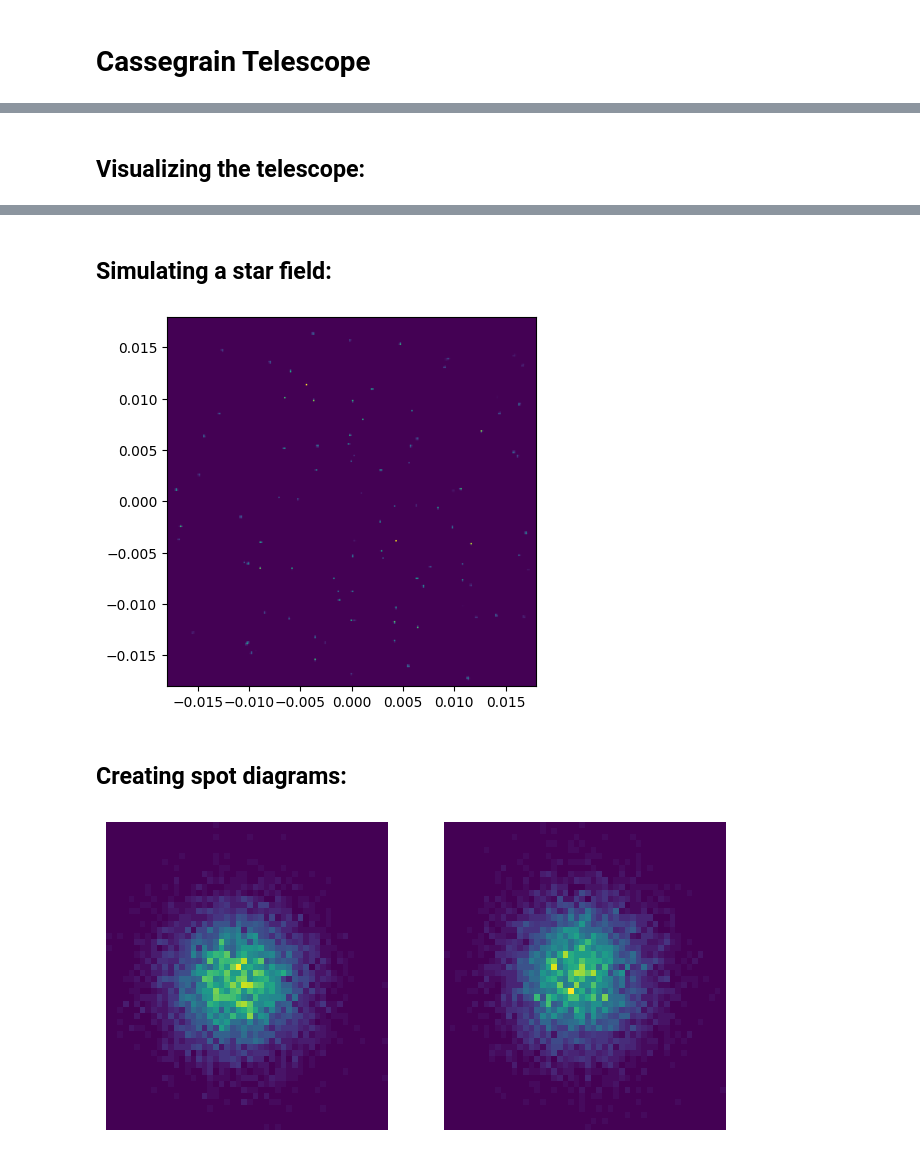
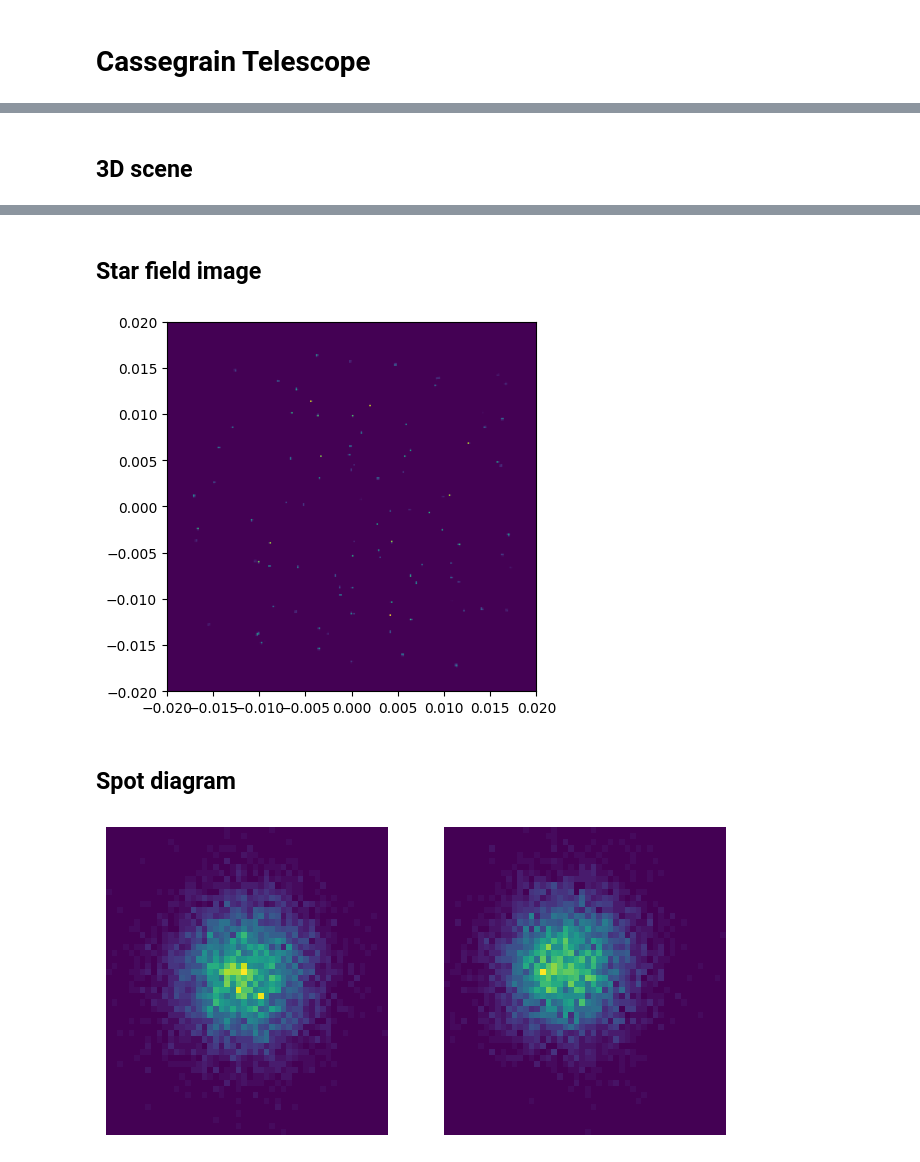
Before and after one commit to GerritRo/iactrace, a Jupyter notebook: docs/examples/Cassegrain.ipynb, the cells around one changed output, grey strips where cells are left out. Cells and saved outputs as stored; diff of their text form; code cells hidden in the pictures.

Commit message:
refactor(docs,configs): adjusted docs to reflect new structure, split configs into telescope/camera, ran ruff

```diff
--- a/docs/examples/Cassegrain.ipynb
+++ b/docs/examples/Cassegrain.ipynb
@@ -10,2 +11,7 @@ from iactrace import MCIntegrator, Telescope, show_telescope, squareshow
 # %%
-telescope = Telescope.from_yaml('../../configs/BASIC/Cassegrain.yaml', MCIntegrator(8192), jax.random.key(42))
+telescope = Telescope.from_yaml(
+    '../../configs/BASIC/Cassegrain.yaml',
+    n_samples=8192,
+    key=jax.random.key(42),
+)
+camera = Camera.from_yaml('../../configs/BASIC/default_camera.yaml')
@@ -14,43 +22,38 @@ We are in diffraction limited territory, which raytracing does not capture well.
 # %%
-telescope = telescope.apply_roughness(1)
+telescope = telescope.apply_roughness(0, 1).apply_roughness(1, 1)
-# %% [markdown]
-## Visualizing the telescope:
+# %% [markdown]
+## 3D scene
 # %%
 scene = show_telescope(telescope)
 scene.show(viewer='jupyter')
 # %% [output]
 [interactive output not drawn]
-# %% [markdown]
-## Simulating a star field:
+# %% [markdown]
+## Star field image
 # %%
-# Generate star field
 n_stars = 100
 key = jax.random.key(42)
 key1, key2 = jax.random.split(key)
 
-# Small angular region (1 degree field of view)
 fov_deg = 1
-fov_rad = fov_deg * jax.numpy.pi / 180
+fov_rad = fov_deg * jnp.pi / 180
 
 x = jax.random.uniform(key1, (n_stars,), minval=-fov_rad/2, maxval=fov_rad/2)
 y = jax.random.uniform(key2, (n_stars,), minval=-fov_rad/2, maxval=fov_rad/2)
-z = -jax.numpy.ones(n_stars)
+z = -jnp.ones(n_stars)
 
-stars = jax.numpy.stack([x, y, z], axis=1)
-stars = stars / jax.numpy.linalg.norm(stars, axis=1, keepdims=True)
+stars = jnp.stack([x, y, z], axis=1)
+stars = stars / jnp.linalg.norm(stars, axis=1, keepdims=True)
 
-# Set random flux values for stars:
-key = jax.random.key(4242)
-f_stars = jax.random.uniform(key, shape=(len(stars),))
+f_stars = jax.random.uniform(jax.random.key(4242), shape=(len(stars),))
 
-# Render image on sensor:
-image = telescope.render(stars, f_stars, source_type='parallel')
+rays = telescope.render(stars, f_stars, source_type='parallel')
+image = camera.image(rays)
 
-# Visualize result:
 fig, ax = plt.subplots()
-ax = squareshow(image,  telescope.sensors[0], ax=ax)
+ax = squareshow(image, camera.sensor_groups[0], ax=ax)
 # %% [output]
-[figure, old version]
+[figure, new version]
-# %% [markdown]
-## Creating spot diagrams:
+# %% [markdown]
+## Spot diagram
 # %%
@@ -66,9 +70,9 @@ points, sensor, weight = telescope.render(stars, f_stars, source_type='parallel'
 # %%
-fig, ax = plt.subplots(ncols=2, figsize=(8,4))
-chunks = jax.numpy.array_split(points, 2)
-wchunks = jax.numpy.array_split(weight, 2)
+fig, ax = plt.subplots(ncols=2, figsize=(8, 4))
+chunks = jnp.array_split(points, 2)
+wchunks = jnp.array_split(weight, 2)
 for i, chunk in enumerate(chunks):
     ax[i].hist2d(chunk[:, 0], chunk[:, 1], weights=wchunks[i], bins=50)
     ax[i].axis('off')
 # %% [output]
-[figure, old version]
+[figure, new version]
```
Also changed, not shown: parts of 6 cells of this notebook, 51 other files.
